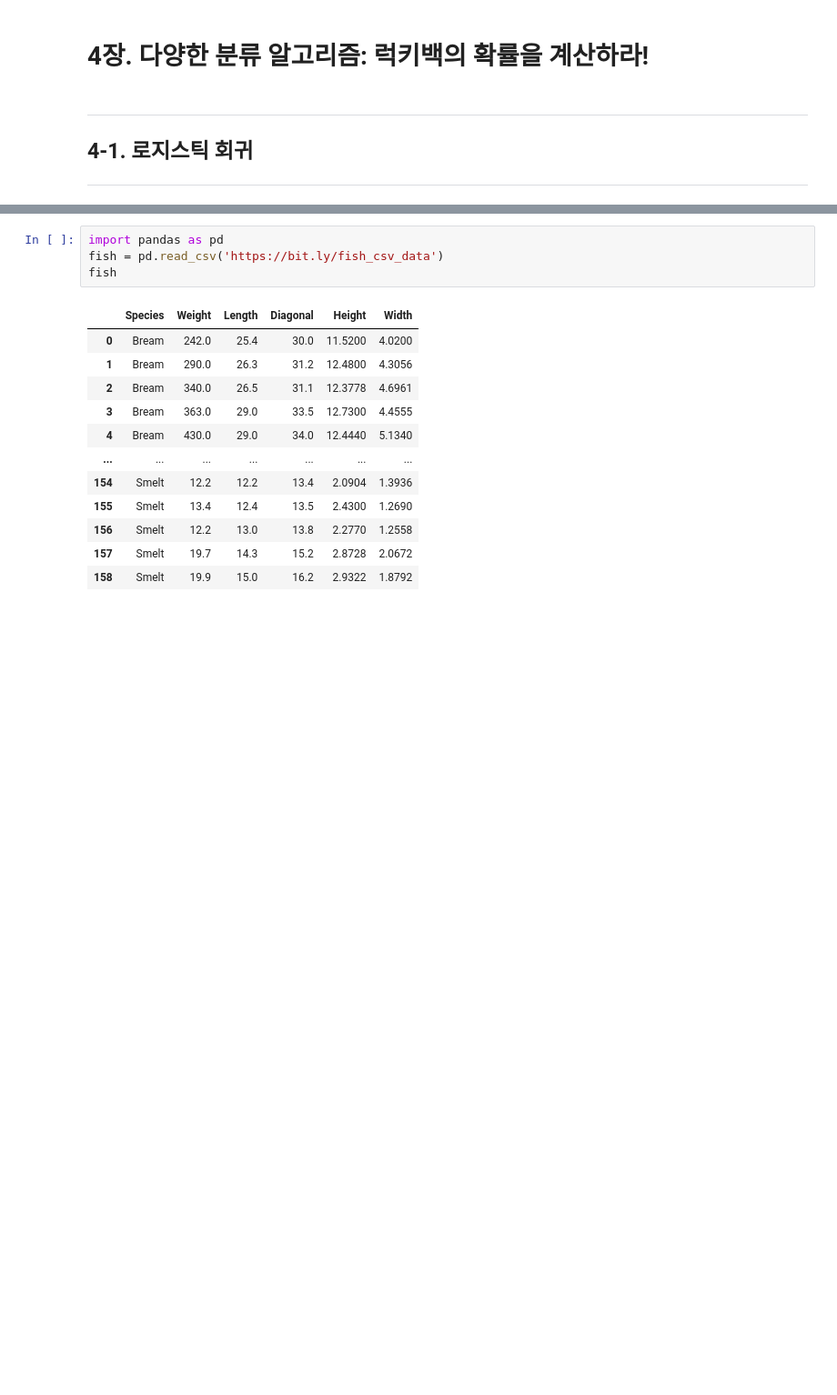
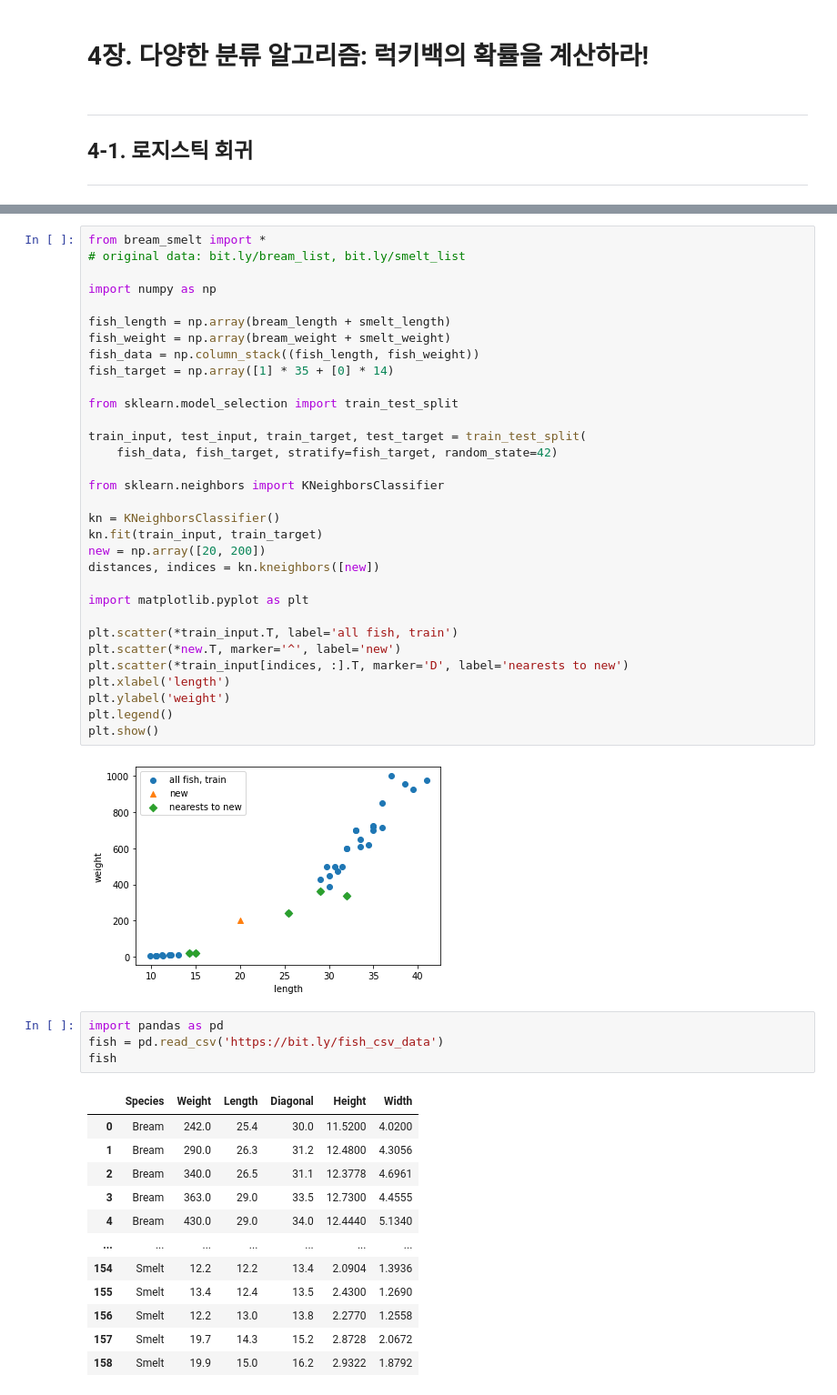
Before and after one commit to keizikang/self_study_mldl, a Jupyter notebook: 혼공머신_4장.ipynb, the cells around one changed output, grey strips where cells are left out. Shown: that part at 91% size. Cells and saved outputs as stored; diff of their text form; blank space fills up the shorter version.

```diff
--- a/혼공머신_4장.ipynb
+++ b/혼공머신_4장.ipynb
@@ -23,3 +10,37 @@ SyntaxError: ignored
+# %%
+from bream_smelt import *
+# original data: bit.ly/bream_list, bit.ly/smelt_list
+
+import numpy as np
+
+fish_length = np.array(bream_length + smelt_length)
+fish_weight = np.array(bream_weight + smelt_weight)
+fish_data = np.column_stack((fish_length, fish_weight))
+fish_target = np.array([1] * 35 + [0] * 14)
+
+from sklearn.model_selection import train_test_split
+
+train_input, test_input, train_target, test_target = train_test_split(
+    fish_data, fish_target, stratify=fish_target, random_state=42)
+
+from sklearn.neighbors import KNeighborsClassifier
+
+kn = KNeighborsClassifier()
+kn.fit(train_input, train_target)
+new = np.array([20, 200])
+distances, indices = kn.kneighbors([new])
+
+import matplotlib.pyplot as plt
+
+plt.scatter(*train_input.T, label='all fish, train')
+plt.scatter(*new.T, marker='^', label='new')
+plt.scatter(*train_input[indices, :].T, marker='D', label='nearests to new')
+plt.xlabel('length')
+plt.ylabel('weight')
+plt.legend()
+plt.show()
+# %% [output]
+[figure, added]
 # %%
 import pandas as pd
 fish = pd.read_csv('https://bit.ly/fish_csv_data')
```
Also changed, not shown: parts of 1 cell of this notebook.
